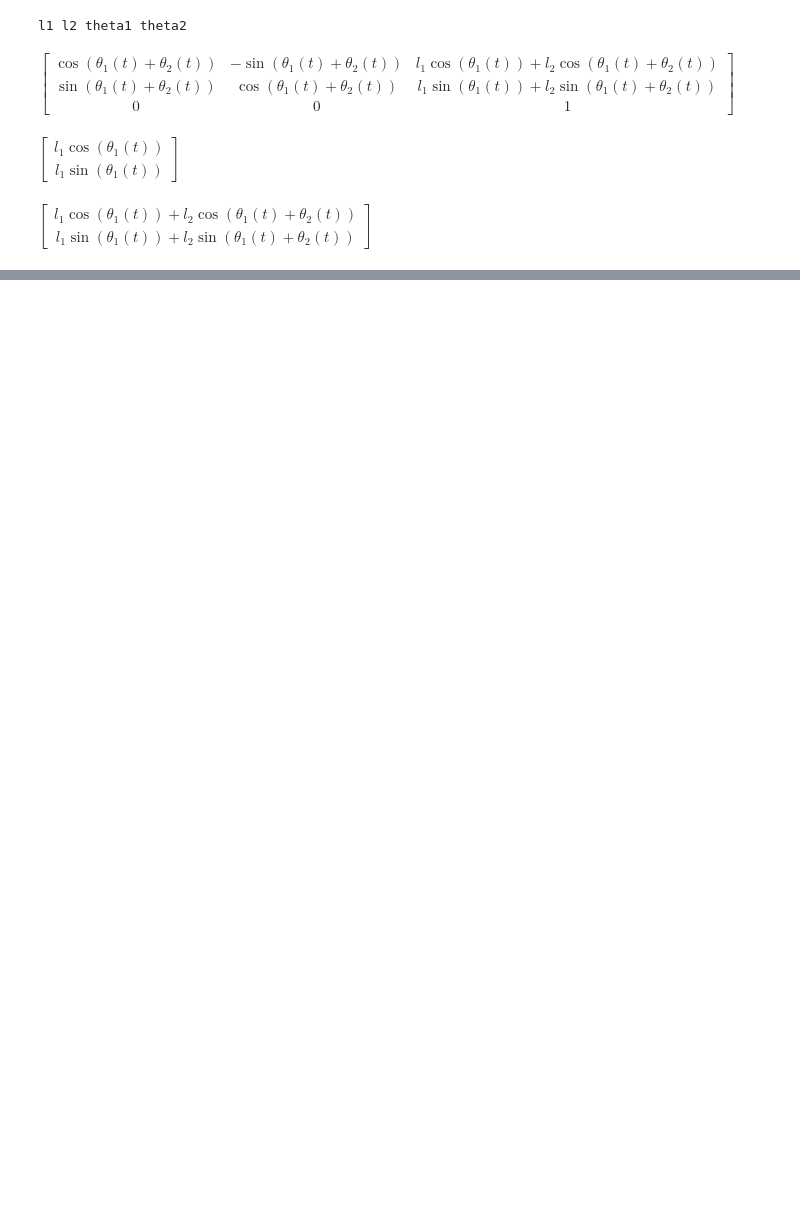
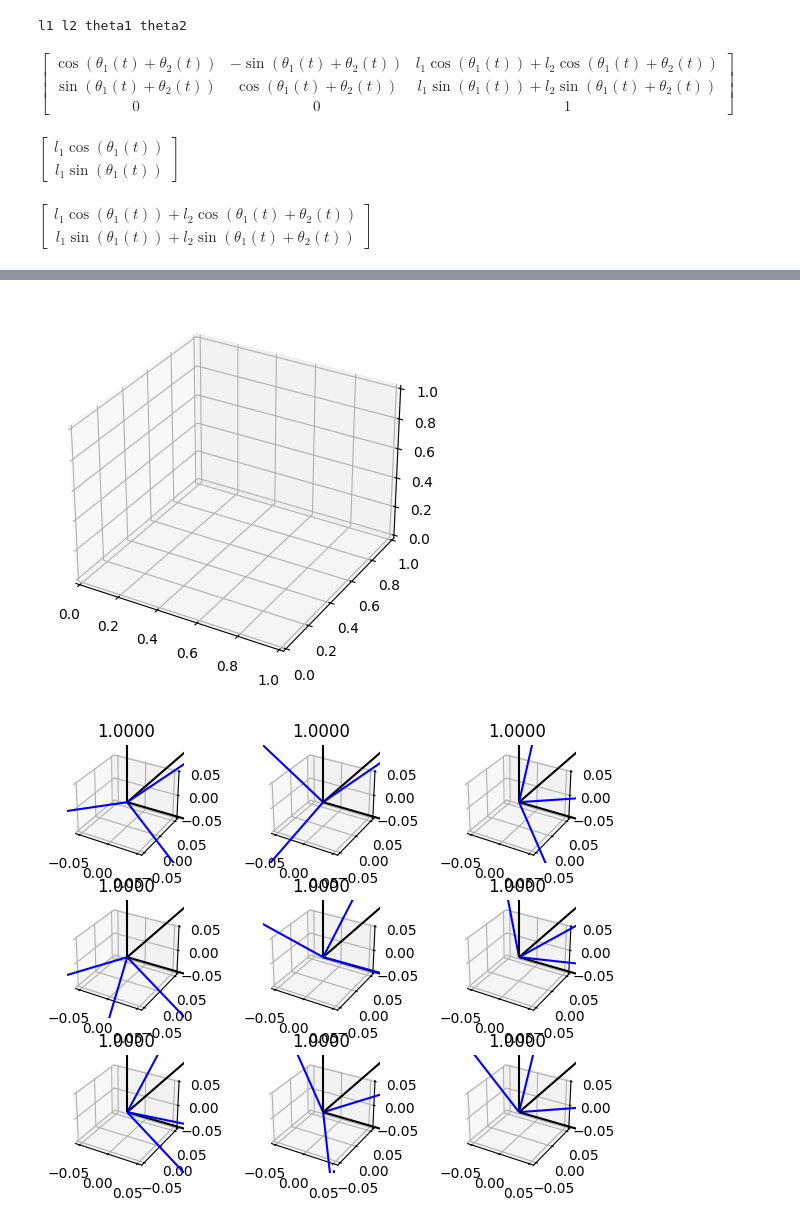
Before and after one commit to ryan-omori/MAE-269, a Jupyter notebook: HW1.ipynb, the cells around one changed output, grey strips where cells are left out. Cells and saved outputs as stored; diff of their text form; code cells hidden in the pictures; blank space fills up the shorter version.

```diff
--- a/HW1.ipynb
+++ b/HW1.ipynb
@@ -104,0 +144,8 @@ sp.pprint(Vb1_vec)
+# %%
+# Problem 3 Part B
+#Initialize
+rotations=[]
+for i in range(9):
+    R=random_rotation()
+    rotations.append(R)
+    print(np.linalg.det(R))
@@ -104,0 +162,32 @@ sp.pprint(Vb1_vec)
+# %%
+import matplotlib.pyplot as plt
+
+fig = plt.figure()
+ax = fig.add_subplot(111, projection='3d')  # 111 means 1x1 grid, plot 1
+
+
+def frame_plot(R, ax):  # add ax as parameter
+    # World frame
+    ax.quiver(0, 0, 0, 1, 0, 0, color='black')
+    ax.quiver(0, 0, 0, 0, 1, 0, color='black')
+    ax.quiver(0, 0, 0, 0, 0, 1, color='black')
+
+    # Rotated frame
+    ax.quiver(0, 0, 0, R[0,0], R[1,0], R[2,0], color='blue')
+    ax.quiver(0, 0, 0, R[0,1], R[1,1], R[2,1], color='blue')
+    ax.quiver(0, 0, 0, R[0,2], R[1,2], R[2,2], color='blue')
+    ax.set_title(f"{np.linalg.det(R):.4f}")
+
+# Create 3x3 figure
+fig, axes = plt.subplots(3, 3, subplot_kw={'projection': '3d'})
+
+for i in range(9):
+    ax = axes[i//3, i%3]  # gets the right subplot position
+    frame_plot(rotations[i], ax)
+
+plt.tight_layout()
+plt.show()
+#frame_plot(rotations[0])
+# %% [output]
+[figure, added]
+[figure, added]
```
Also changed, not shown: parts of 6 cells of this notebook.
